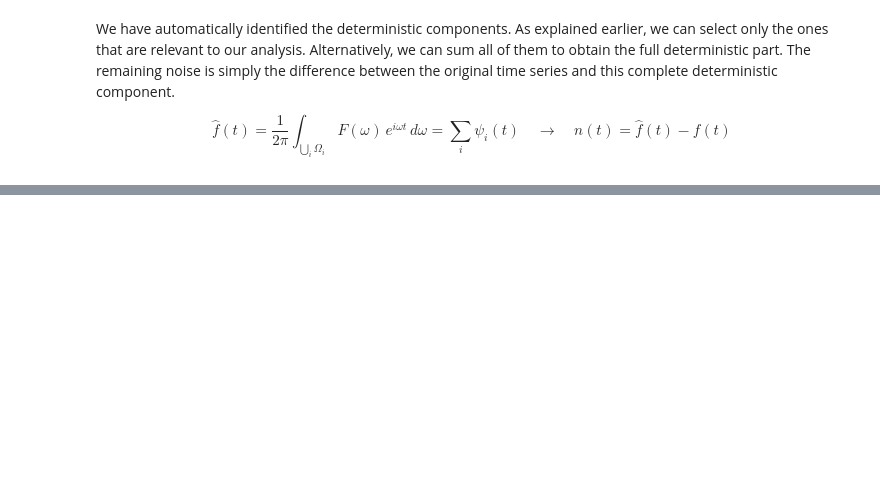
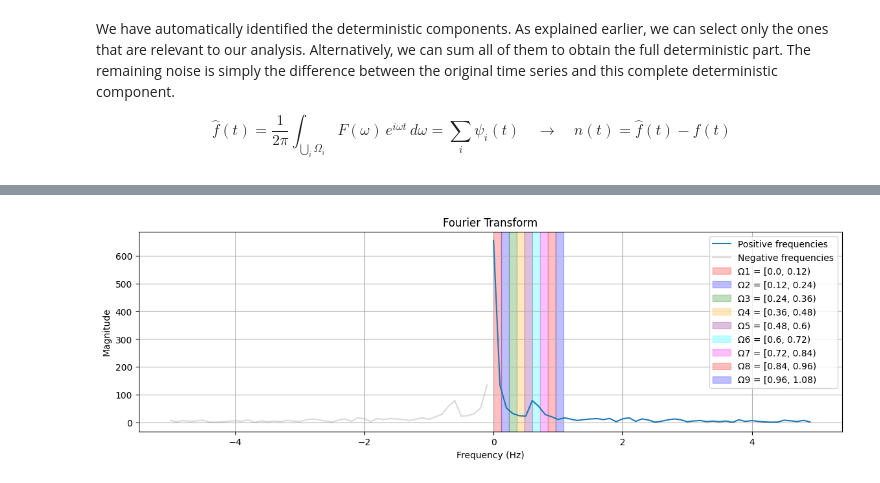
Before and after one commit to MorcilloSanz/fourier-analysis, a Jupyter notebook: fourier_analysis.ipynb, the cells around one changed output, grey strips where cells are left out. Saved outputs shown, nothing was run; the diff lists cells and outputs as text; code cells hidden in the pictures; blank space fills up the shorter version.

```diff
--- a/fourier_analysis.ipynb
+++ b/fourier_analysis.ipynb
@@ -312,0 +330,4 @@ plt.show()
+# %%
+plot_intervals()
+# %% [output]
+[figure, added]
```
Also changed, not shown: parts of 13 cells of this notebook.
